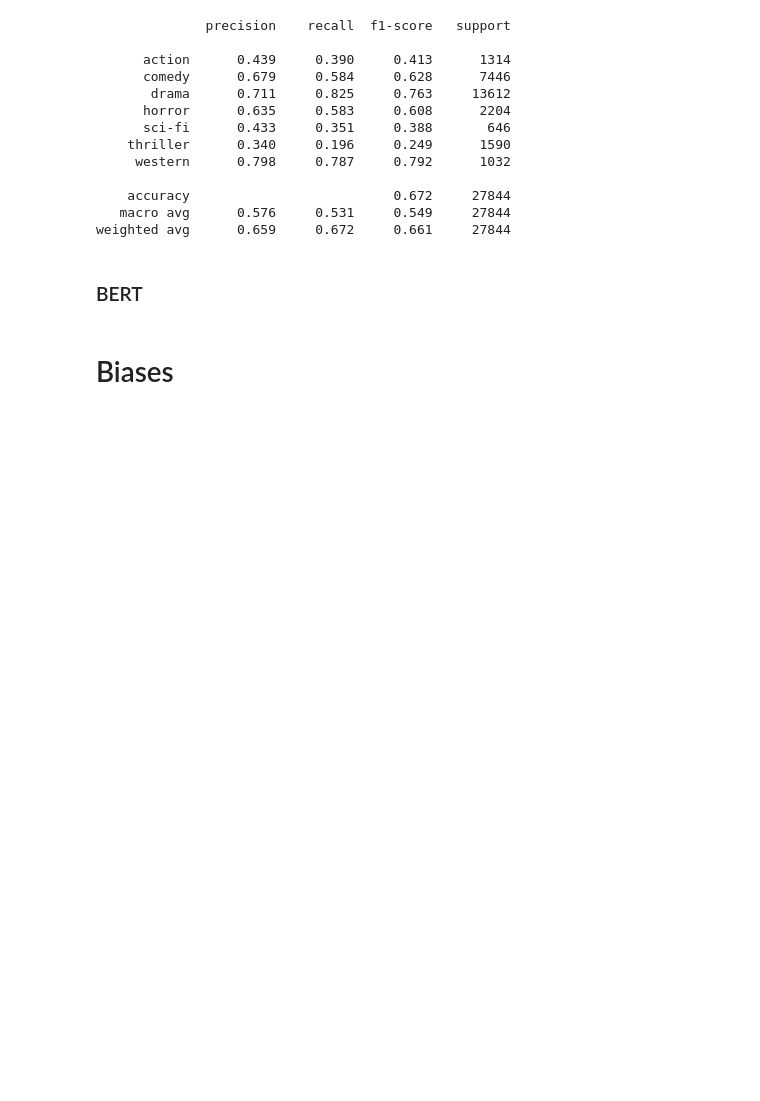
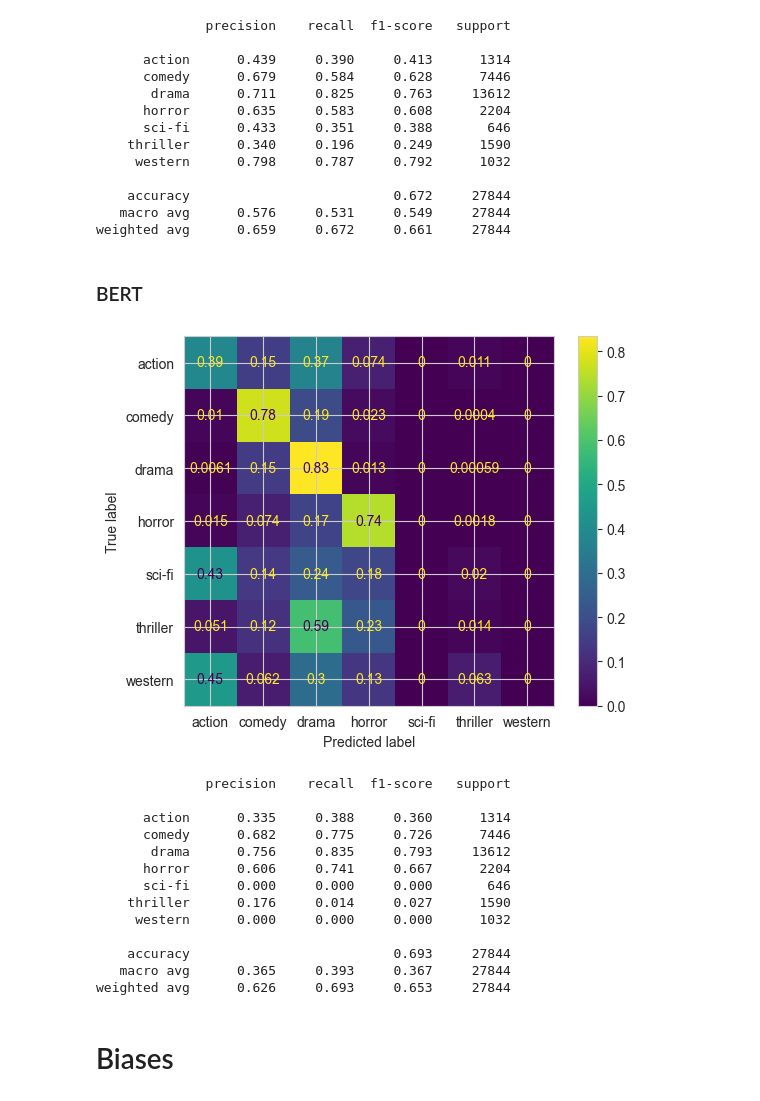
Before and after one commit to dominikwielath/Advanced_NLP_Project, a Jupyter notebook: final-advanced.ipynb, the cells around one changed output. Saved outputs shown, nothing was run; the diff lists cells and outputs as text; code cells hidden in the pictures; blank space fills up the shorter version.

```diff
--- a/final-advanced.ipynb
+++ b/final-advanced.ipynb
@@ -615,7 +785,28 @@ weighted avg      0.659     0.672     0.661     27844
 # %% [markdown]
 ### BERT
 # %%
-# Insert confusion matrix of BERT results HERE!
+cm = confusion_matrix(df_test['genre'], df_test['bert_prediction'], labels=labs, normalize='true')
+disp = ConfusionMatrixDisplay(confusion_matrix=cm, display_labels=labs)
+disp.plot()
+plt.show()
+
+# Print the precision and recall, among other metrics
+print(metrics.classification_report(df_test['genre'], df_test['bert_prediction'], digits=3, zero_division=0))
+# %% [output]
+[figure, added]
+              precision    recall  f1-score   support
+
+      action      0.335     0.388     0.360      1314
+      comedy      0.682     0.775     0.726      7446
+       drama      0.756     0.835     0.793     13612
+      horror      0.606     0.741     0.667      2204
+      sci-fi      0.000     0.000     0.000       646
+    thriller      0.176     0.014     0.027      1590
+     western      0.000     0.000     0.000      1032
+
+    accuracy                          0.693     27844
+   macro avg      0.365     0.393     0.367     27844
+weighted avg      0.626     0.693     0.653     27844
 # %% [markdown]
 # Biases
 # %% [markdown]
```
Also changed, not shown: parts of 23 cells of this notebook, 1 other file.
